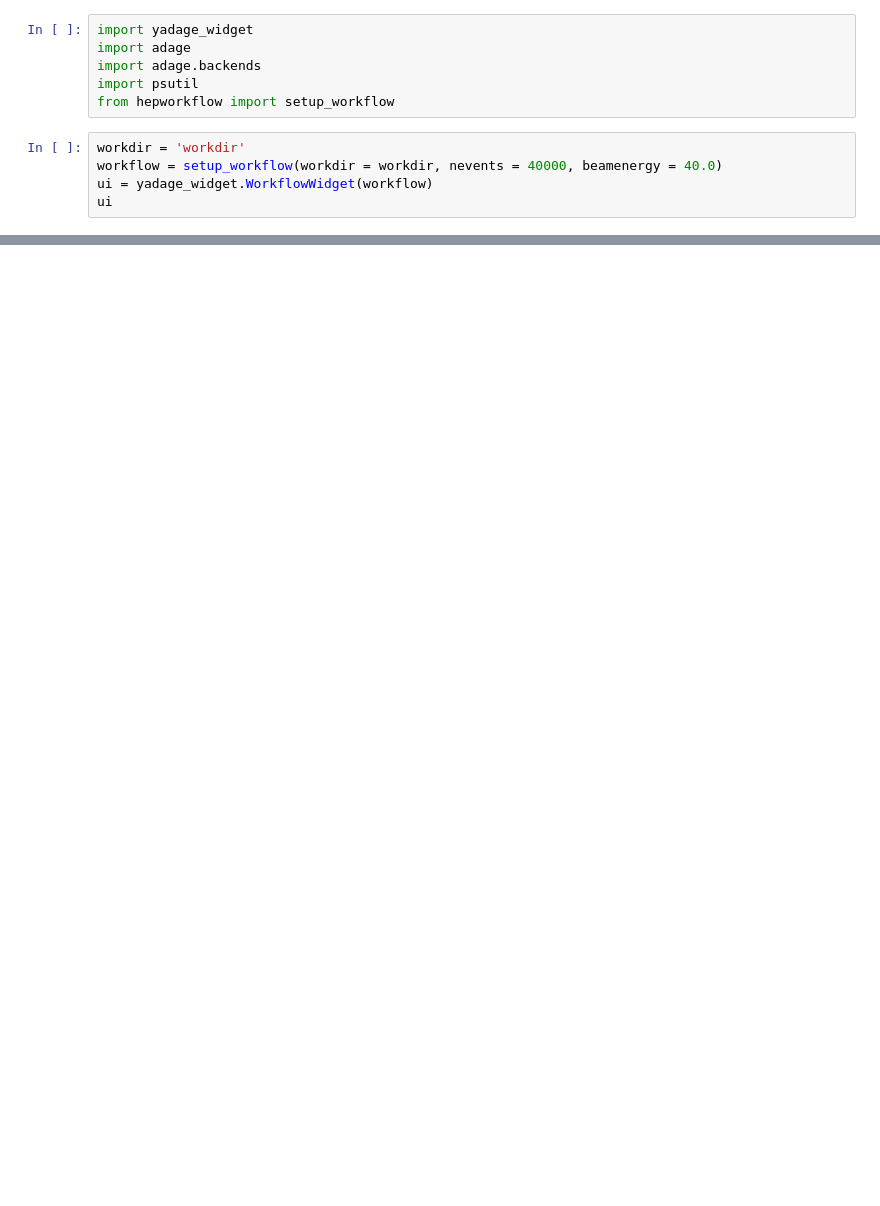
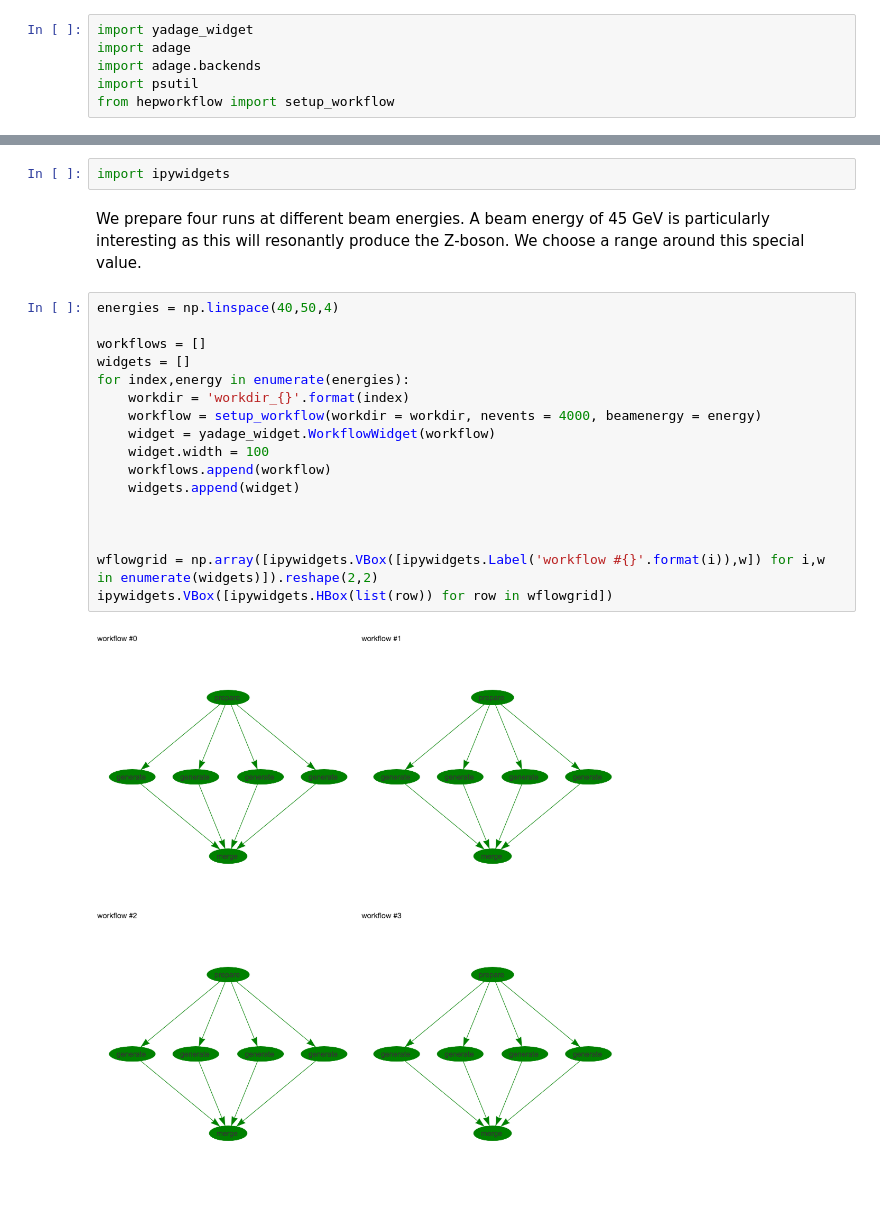
Before and after one commit to lukasheinrich/ligo-binder, a Jupyter notebook: adage.ipynb, the cells around one changed output, grey strips where cells are left out. Saved outputs shown, nothing was run; the diff lists cells and outputs as text; blank space fills up the shorter version.

Commit message:
multiple workflows

```diff
--- a/adage.ipynb
+++ b/adage.ipynb
@@ -13,8 +29,3 @@ import adage
 import adage.backends
 import psutil
 from hepworkflow import setup_workflow
-# %%
-workdir = 'workdir'
-workflow = setup_workflow(workdir = workdir, nevents = 40000, beamenergy = 40.0)
-ui = yadage_widget.WorkflowWidget(workflow)
-ui
@@ -22,0 +38,23 @@ ui
+# %%
+import ipywidgets
+# %% [markdown]
+We prepare four runs at different beam energies. A beam energy of 45 GeV is particularly interesting as this will resonantly produce the Z-boson. We choose a range around this special value.
+# %%
+energies = np.linspace(40,50,4)
+
+workflows = []
+widgets = []
+for index,energy in enumerate(energies):
+    workdir = 'workdir_{}'.format(index)
+    workflow = setup_workflow(workdir = workdir, nevents = 4000, beamenergy = energy)
+    widget = yadage_widget.WorkflowWidget(workflow)
+    widget.width = 100
+    workflows.append(workflow)
+    widgets.append(widget)
+
+
+
+wflowgrid = np.array([ipywidgets.VBox([ipywidgets.Label('workflow #{}'.format(i)),w]) for i,w in enumerate(widgets)]).reshape(2,2)
+ipywidgets.VBox([ipywidgets.HBox(list(row)) for row in wflowgrid])
+# %% [output]
+[figure, added]
```
Also changed, not shown: parts of 12 cells of this notebook.
